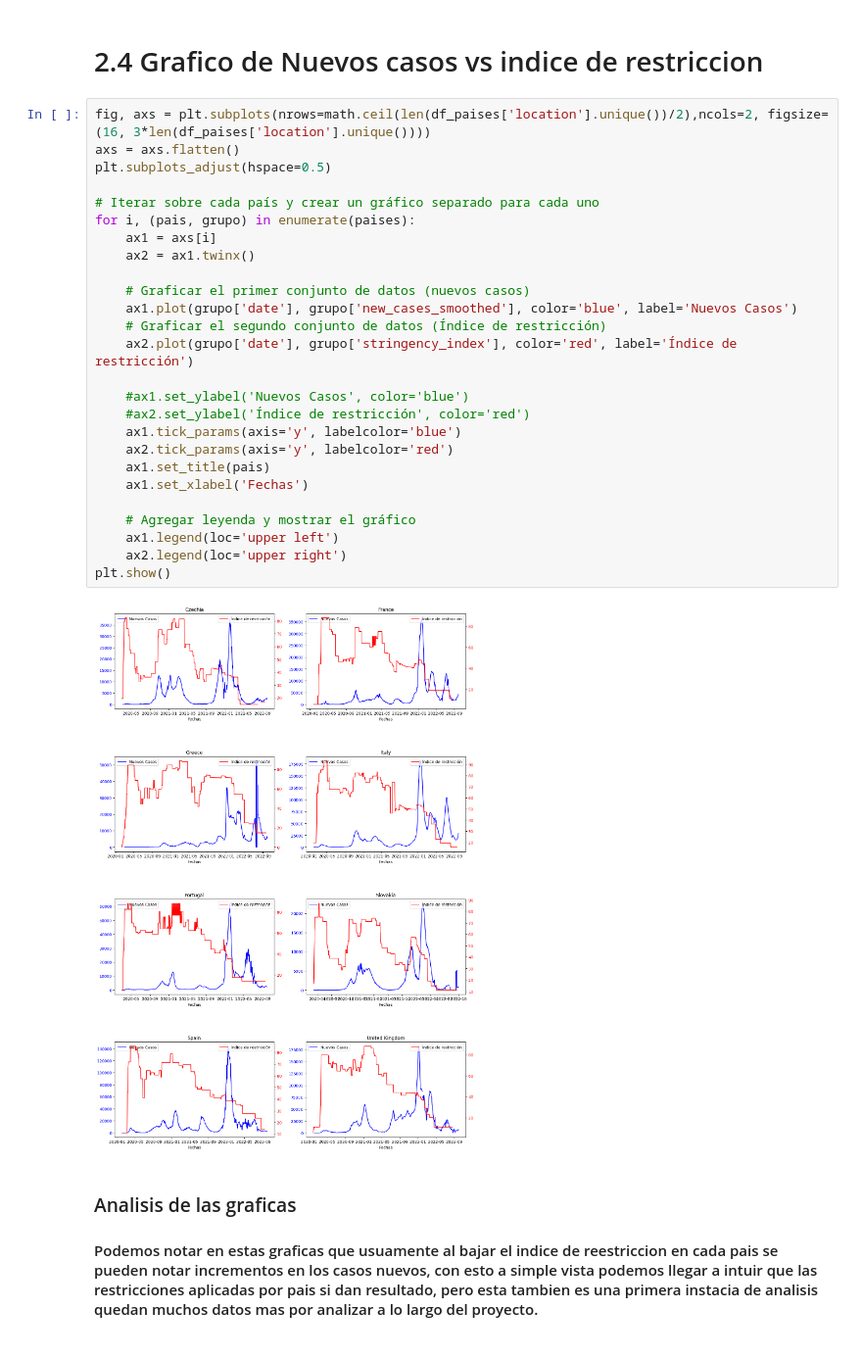
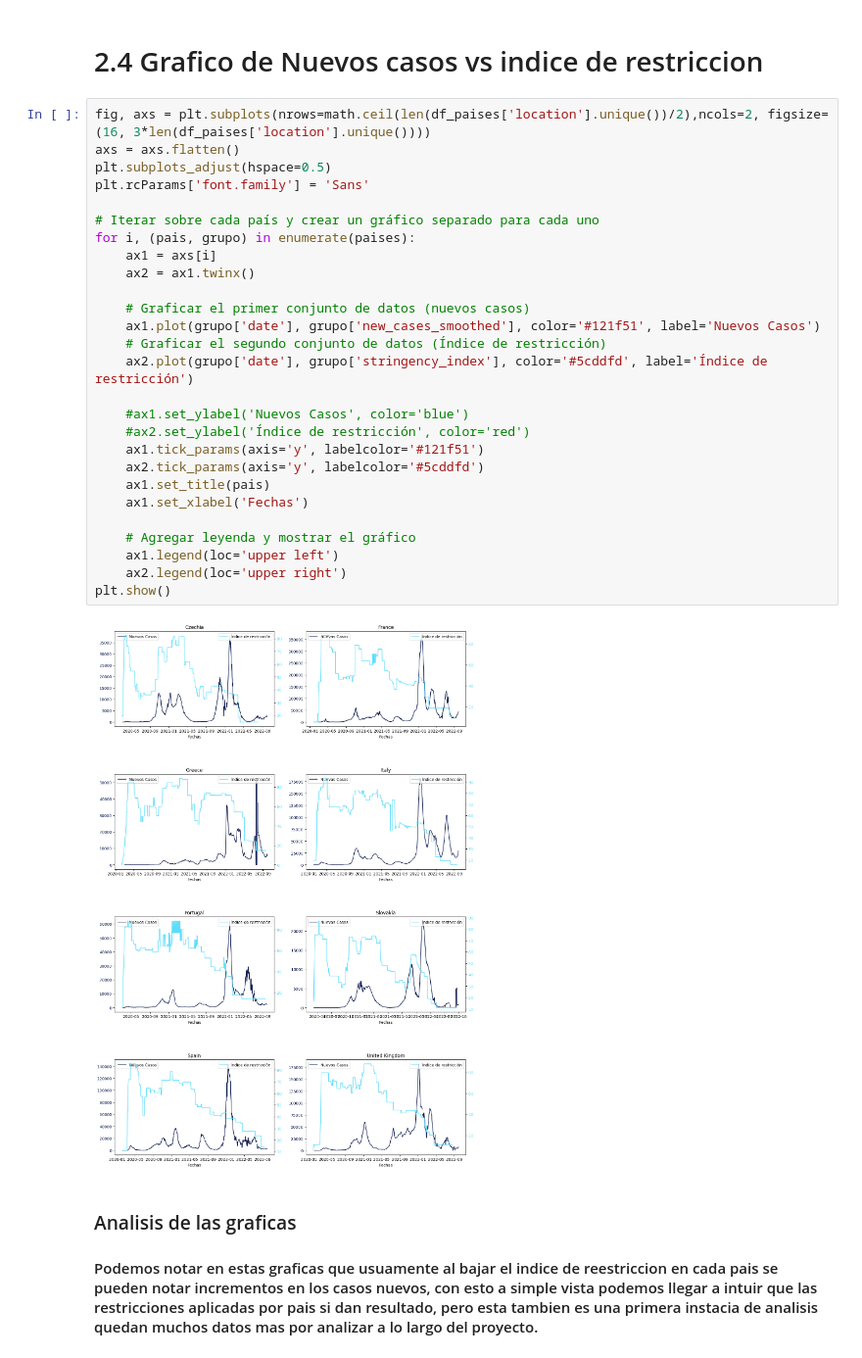
Before and after one commit to Ignacioramirez98/CursoDataScienceCoder, a Jupyter notebook: desafio_9/N_Data_StoryTelling_Ramirez.ipynb, the cells around one changed output. Shown at 98% size. Cells and saved outputs as stored; diff of their text form.

```diff
--- a/desafio_9/N_Data_StoryTelling_Ramirez.ipynb
+++ b/desafio_9/N_Data_StoryTelling_Ramirez.ipynb
@@ -119,31 +119,32 @@ print(df_paises['location'].unique())
 # %%
 fig, axs = plt.subplots(nrows=math.ceil(len(df_paises['location'].unique())/2),ncols=2, figsize=(16, 3*len(df_paises['location'].unique())))
 axs = axs.flatten()
 plt.subplots_adjust(hspace=0.5)
+plt.rcParams['font.family'] = 'Sans'
 
 # Iterar sobre cada país y crear un gráfico separado para cada uno
 for i, (pais, grupo) in enumerate(paises):
     ax1 = axs[i]
     ax2 = ax1.twinx()
 
     # Graficar el primer conjunto de datos (nuevos casos)
-    ax1.plot(grupo['date'], grupo['new_cases_smoothed'], color='blue', label='Nuevos Casos')
+    ax1.plot(grupo['date'], grupo['new_cases_smoothed'], color='#121f51', label='Nuevos Casos')
     # Graficar el segundo conjunto de datos (Índice de restricción)
-    ax2.plot(grupo['date'], grupo['stringency_index'], color='red', label='Índice de restricción')
+    ax2.plot(grupo['date'], grupo['stringency_index'], color='#5cddfd', label='Índice de restricción')
 
     #ax1.set_ylabel('Nuevos Casos', color='blue')
     #ax2.set_ylabel('Índice de restricción', color='red')
-    ax1.tick_params(axis='y', labelcolor='blue')
-    ax2.tick_params(axis='y', labelcolor='red')
+    ax1.tick_params(axis='y', labelcolor='#121f51')
+    ax2.tick_params(axis='y', labelcolor='#5cddfd')
     ax1.set_title(pais)
     ax1.set_xlabel('Fechas')
 
     # Agregar leyenda y mostrar el gráfico
     ax1.legend(loc='upper left')
     ax2.legend(loc='upper right')
 plt.show()
 # %% [output]
-[figure, old version]
+[figure, new version]
 # %% [markdown]
 ### Analisis de las graficas
 
```
Also changed, not shown: parts of 8 cells of this notebook, 5 other files.
